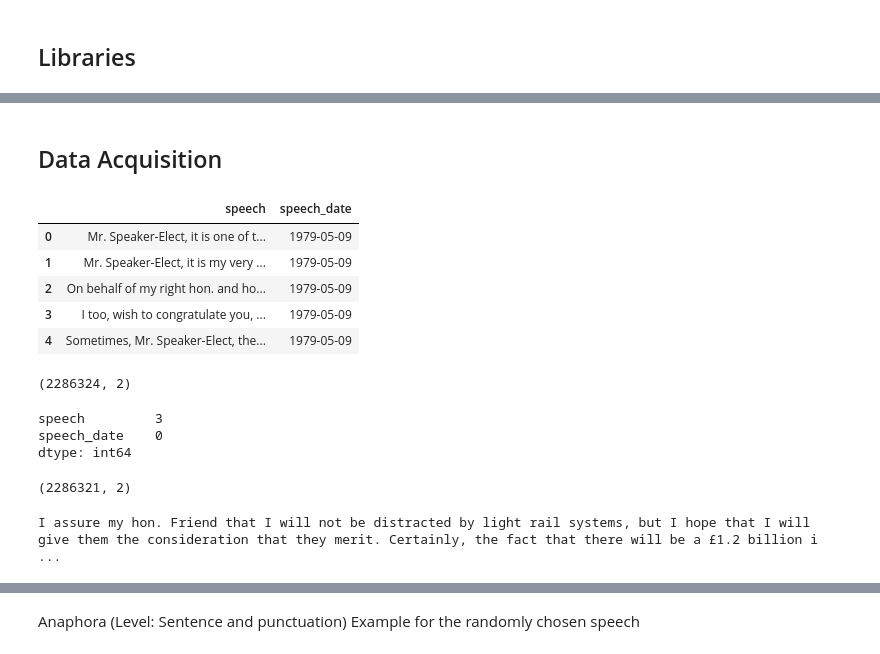
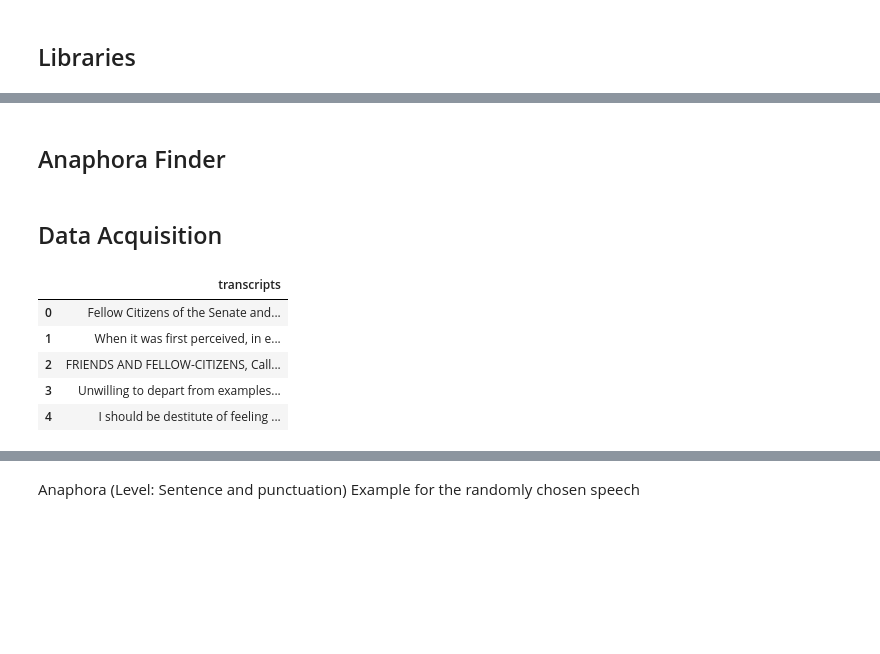
Before and after one commit to ZubairRafiq/Text-Mining-Project, a Jupyter notebook: code/TMP_ultimate.ipynb, the cells around one changed output, grey strips where cells are left out. Drawn from its saved outputs; the diff is of its cells as text; code cells hidden in the pictures; blank space fills up the shorter version.

Commit message:
Algo for Anaphora added
Former-commit-id: 6adf1644edcfbb309e037cf1714e23193bc53ec4

```diff
--- a/code/TMP_ultimate.ipynb
+++ b/code/TMP_ultimate.ipynb
@@ -7,0 +17,2 @@ import re
+# %% [markdown]
+## Anaphora Finder
@@ -12,20 +81,16 @@ data = pd.read_csv('hans.csv', usecols=["speech", "speech_date"], low_memory = F
+# %%
+import pandas as pd
+f=pd.read_csv("corpus.csv")
+keep_col = ['transcripts']
+new_f = f[keep_col]
+data = new_f.to_string() #render string representation
+#new_f.to_csv("newFile.csv", index=False) #inorder to make new file with only transcripts
 # %%
-data.head()
+new_f.head()
 # %% [output]
-|  | speech | speech_date |
-| 0 | Mr. Speaker-Elect, it is one of t... | 1979-05-09 |
-| 1 | Mr. Speaker-Elect, it is my very ... | 1979-05-09 |
-| 2 | On behalf of my right hon. and ho... | 1979-05-09 |
-| 3 | I too, wish to congratulate you, ... | 1979-05-09 |
-| 4 | Sometimes, Mr. Speaker-Elect, the... | 1979-05-09 |
+|  | transcripts |
+| 0 | Fellow Citizens of the Senate and... |
+| 1 | When it was first perceived, in e... |
+| 2 | FRIENDS AND FELLOW-CITIZENS, Call... |
+| 3 | Unwilling to depart from examples... |
+| 4 | I should be destitute of feeling ... |
-# %%
-data.shape
-# %% [output]
-(2286324, 2)
-# %%
-#Missing values
-data.isna().sum()
-# %% [output]
-speech         3
-speech_date    0
-dtype: int64
@@ -34,10 +96,0 @@ data.dropna(inplace=True)
-# %%
-data.shape
-# %% [output]
-(2286321, 2)
-# %%
-
-test = random.randint(0, data.shape[0]-1)
-print(data['speech'][test])
-# %% [output]
-I assure my hon. Friend that I will not be distracted by light rail systems, but I hope that I will give them the consideration that they merit. Certainly, the fact that there will be a £1.2 billion i ...
```
Also changed, not shown: parts of 12 cells of this notebook.
